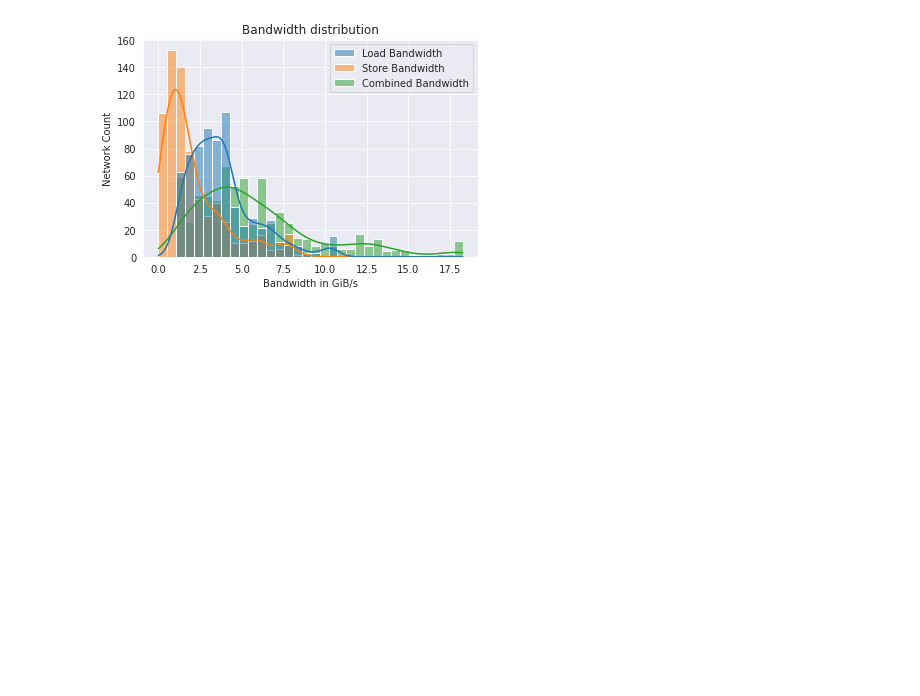
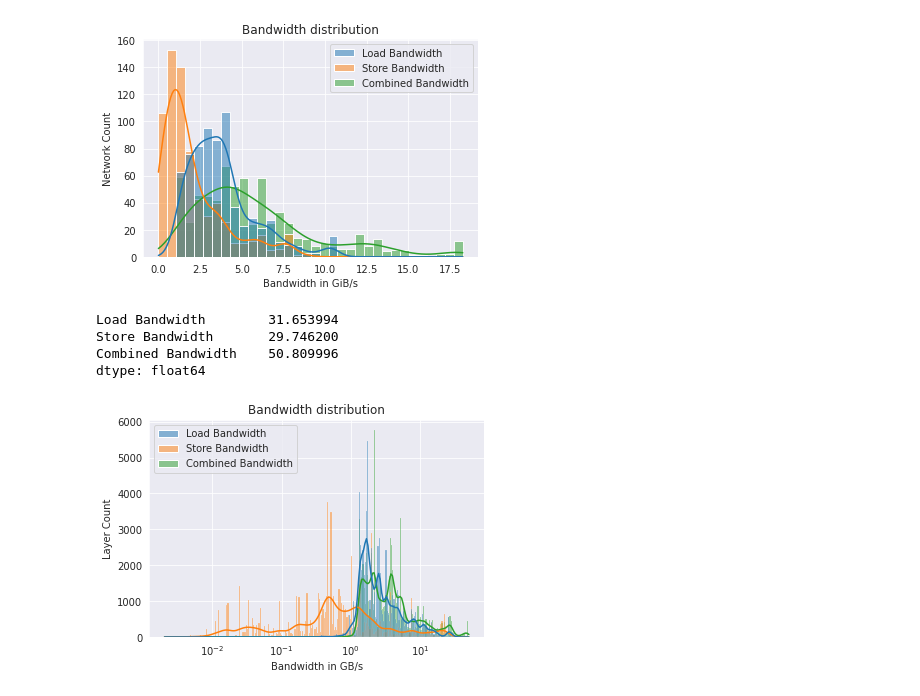
Before and after one commit to asultan123/hero-sim, a Jupyter notebook: scripts/resources.ipynb, the cells around one changed output. Cells and saved outputs as stored; diff of their text form; code cells hidden in the pictures; blank space fills up the shorter version.

```diff
--- a/scripts/resources.ipynb
+++ b/scripts/resources.ipynb
@@ -33,3 +38,20 @@ bw_df["Combined Bandwidth"].mean()
 # %% [output]
 5.826123667891853
 [figure]
+# %%
+arch_metrics = pd.read_csv('../data/arch_metrics_iofmap_1mb.csv', index_col=[0,1],)
+arch_metrics = arch_metrics[['load_bw', 'store_bw']].div(2**30)
+arch_metrics['combined'] = arch_metrics['load_bw'] + arch_metrics['store_bw']
+bw_df = arch_metrics
+bw_df = bw_df.rename(columns={'load_bw': "Load Bandwidth", "store_bw": "Store Bandwidth", "combined":"Combined Bandwidth"})
+plt = se.histplot(data = bw_df, kde=True, log_scale=True)
+plt.set_xlabel('Bandwidth in GB/s')
+plt.set_ylabel('Layer Count')
+plt.set_title('Bandwidth distribution')
+bw_df.max()
+# %% [output]
+Load Bandwidth        31.653994
+Store Bandwidth       29.746200
+Combined Bandwidth    50.809996
+dtype: float64
+[figure, added]
```
Also changed, not shown: parts of 2 cells of this notebook, 1 other file.
